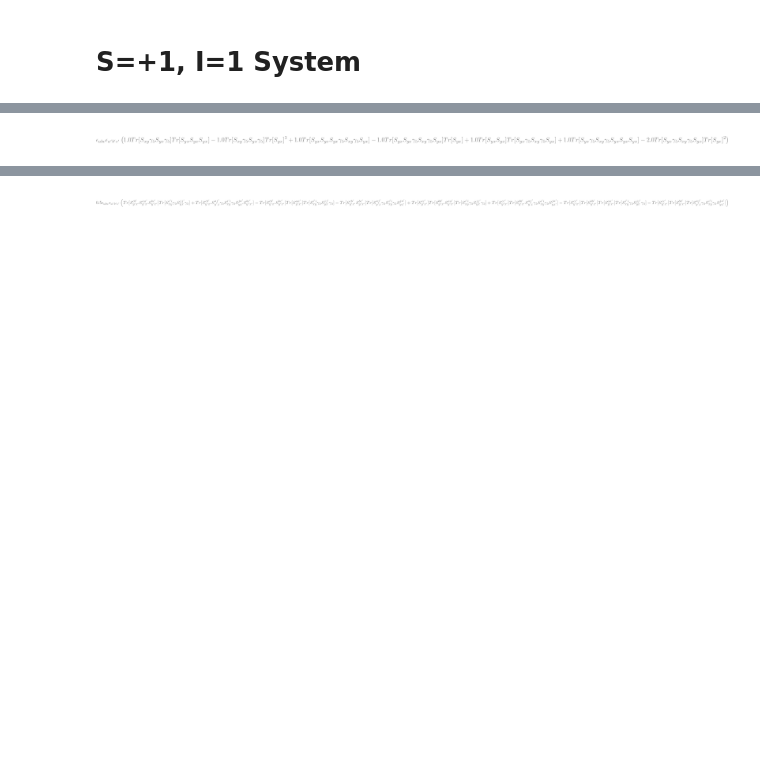
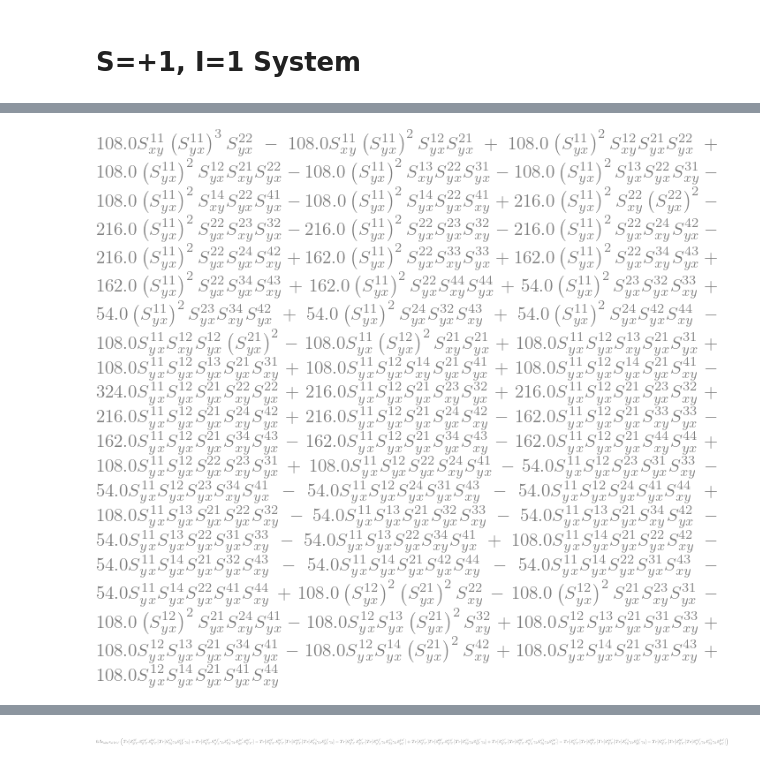
Before and after one commit to luutom/su3, a Jupyter notebook: notebooks/contraction.ipynb, the cells around one changed output, grey strips where cells are left out. Drawn from its saved outputs; the diff is of its cells as text; code cells hidden in the pictures; blank space fills up the shorter version.

```diff
--- a/notebooks/contraction.ipynb
+++ b/notebooks/contraction.ipynb
@@ -437,28 +546,72 @@ for q in print_propagator_with_diquark(OUTPUT,quark,spin,color,position,overall,
 # $<1,1|1,1>=<p(y') K^{+}(y) | \overline{K}^{+}(x) \overline{p}(x')>=\frac{1}{2}\epsilon_{abc}\epsilon_{a'b'c'} \bigg( u^{c}_{\mu_1}(y') \big[u^{b}_{\mu_2}(y') d^{a}_{\mu_3}(y')\big] \overline{s}^{i}_{\alpha}(y)[\gamma_5]_{\alpha \beta} u^{j}_{\beta}(y) \overline{u}^{j'}_{\sigma}(x) [\gamma_{5}]_{\sigma \rho} s^{i'}_{\rho}(x) \big[\overline{d}^{a'}_{\nu3}(x') \overline{u}^{b'}_{\nu_2}(x')\big] \overline{u}^{c'}_{\nu_1}(x') \bigg)$
 # %%
 overall='\\frac{1}{2}\epsilon_{abc}\epsilon_{a\'b\'c\'}[\gamma_5]_{\\alpha\\beta}[\gamma_5]_{\\sigma\\rho}'
-overall2=1/2*symbols('\epsilon_{abc}\epsilon_{a\'b\'c\'}')
+#overall2=1/2*symbols('[\gamma_5]_{\\alpha\\alpha}[\gamma_5]_{\\sigma\\sigma}')#*symbols('\epsilon_{abc}\epsilon_{a\'b\'c\'}')
+overall2=1/2#*symbols('[\gamma_5]_{\\alpha\\alpha}[\gamma_5]_{\\sigma\\sigma}')#*symbols('\epsilon_{abc}\epsilon_{a\'b\'c\'}')
 position=['y','y','y','y','y','x','x','x','x','x']
-spin=['\\mu_1','\\mu_2','\\mu_3','\\alpha','\\beta','\\sigma','\\rho','\\nu_3','\\nu_2','\\nu_1']
+#spin=['1','2','1','\\alpha','\\beta','\\sigma','\\rho','1','2','1']
+spin=['1','2','1','\\alpha','\\alpha','\\sigma','\\sigma','1','2','1']
 color=['c','b','a','i','j','j\'','i\'','a\'','b\'','c\'']
 quark=['u','u','d','sb','u','ub','s','db','ub','ub']
 
 diquark=[[1,2],[7,8]]
-spin_pair=[[0,9],[1,8],[2,7],[3,4],[5,6]]
-color1=['a','b','c']
-color2=['a\'','b\'','c\'']
+#spin_pair=[[0,9],[1,8],[2,7],[3,4],[5,6]]
+#color1=['a','b','c']
+#color2=['a\'','b\'','c\'']
+color1=['0','1','2']
+color2=['0','1','2']
 output=[]
 OUTPUT=[]
 
 contraction(quark,0,output,OUTPUT)
-PRINT=print_Trace_color(OUTPUT,quark,spin,color,position,overall2,diquark,spin_pair,color1,color2)
+#PRINT=print_Trace_color(OUTPUT,quark,spin,color,position,overall2,diquark,spin_pair,color1,color2)
+PRINT=0
+for a in ['0','1','2']:
+    color[2]=a
+    for b in ['0','1','2']:
+        if a==b: continue
+        color[1]=b
+        for c in ['0','1','2']:
+            if c==a or c==b: continue
+            color[0]=c
+            for aa in ['0','1','2']:
+                color[7]=aa
+                for bb in ['0','1','2']:
+                    if aa==bb: continue
+                    color[8]=bb
+                    for cc in ['0','1','2']:
+                        if cc==aa or cc==bb: continue
+                        color[9]=cc
+                        #print(color)
+                        perm1=Permutation(color[:3])
+                        perm2=Permutation(color[7:])
+
+                        sign1=perm1.signature()
+                        sign2=perm2.signature()
+                        for i in ['0','1','2']:
+                            color[3]=i
+                            for j in ['0','1','2']:
+                                color[4]=j
+                                for jj in ['0','1','2']:
+                                    color[5]=jj
+                                    for ii in ['0','1','2']:
+                                        color[6]=ii
+                                        for ab, alpha_beta in enumerate(['1','2','3','4']):
+                                            spin[3]=alpha_beta
+                                            spin[4]=alpha_beta
+                                            for sr, sigma_rho in enumerate(['1','2','3','4']):
+                                                spin[5]=sigma_rho
+                                                spin[6]=sigma_rho
+                                                PRINT+=sign1*sign2*gamma5(ab,ab)*gamma5(sr,sr)*print_propagator_with_diquark_color(OUTPUT,quark,spin,color,position,overall2,diquark, color1, color2)
+                                        #PRINT+=sign1*sign2*print_propagator_with_diquark_color(OUTPUT,quark,spin,color,position,overall2,diquark, color1, color2)
+
 display(simplify(PRINT))
 
 
 #for q in print_propagator_with_diquark(OUTPUT,quark,spin,color,position,overall,diquark):
 #    display(q)
 # %% [output]
-[figure, old version]
+[figure, new version]
 # %% [markdown]
 # $<1,0|1,0>=\frac{1}{2}\bigg\{ <p(y') K^{0}(y) | \overline{K}^{0}(x) \overline{p}(x')> + <p(y') K^{0}(y) | \overline{K}^{+}(x) \overline{n}(x')> + <n(y') K^{+}(y) | \overline{K}^{0}(x) \overline{p}(x')> + <n(y') K^{+}(y) | \overline{K}^{+}(x) \overline{n}(x')> \bigg\}$
 # %% [markdown]
```
Also changed, not shown: parts of 7 cells of this notebook.
